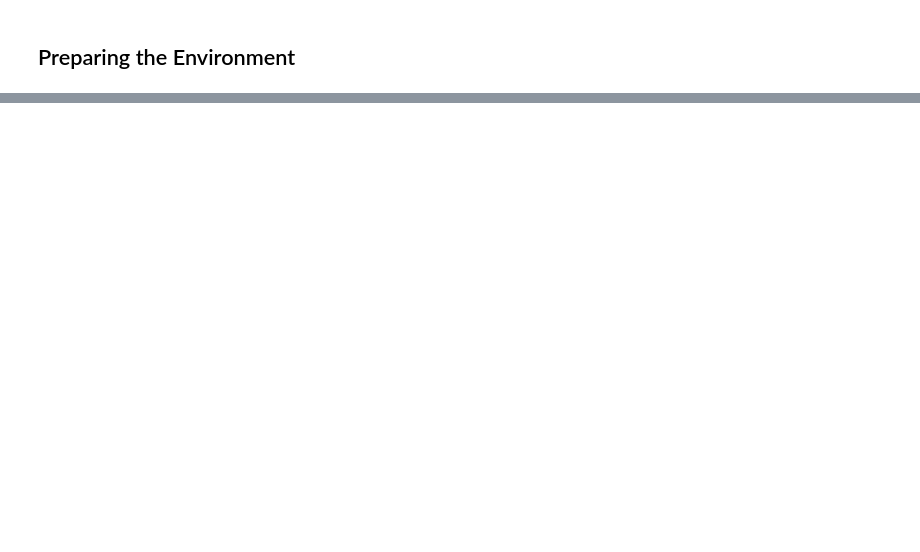
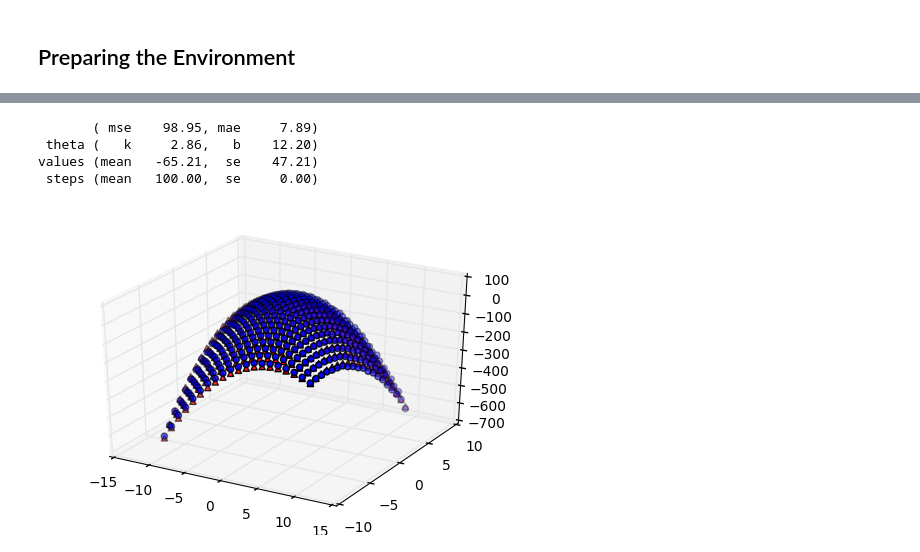
Before and after one commit to teopir/ifqi, a Jupyter notebook: notebooks/FQI.ipynb, the cells around one changed output, grey strips where cells are left out. Cells and saved outputs as stored; diff of their text form; code cells hidden in the pictures; blank space fills up the shorter version.

```diff
--- a/notebooks/FQI.ipynb
+++ b/notebooks/FQI.ipynb
@@ -154,0 +170,8 @@ ax.scatter(Q[:, 0], Q[:, 1], pred - mae, c='r', marker='o')
+# %%
+pred = regressor.evaluate()
+# %% [output]
+       ( mse    98.95, mae     7.89)
+ theta (   k     2.86,   b    12.20)
+values (mean   -65.21,  se    47.21)
+ steps (mean   100.00,  se     0.00)
+[figure, added]
```
Also changed, not shown: parts of 29 cells of this notebook.
